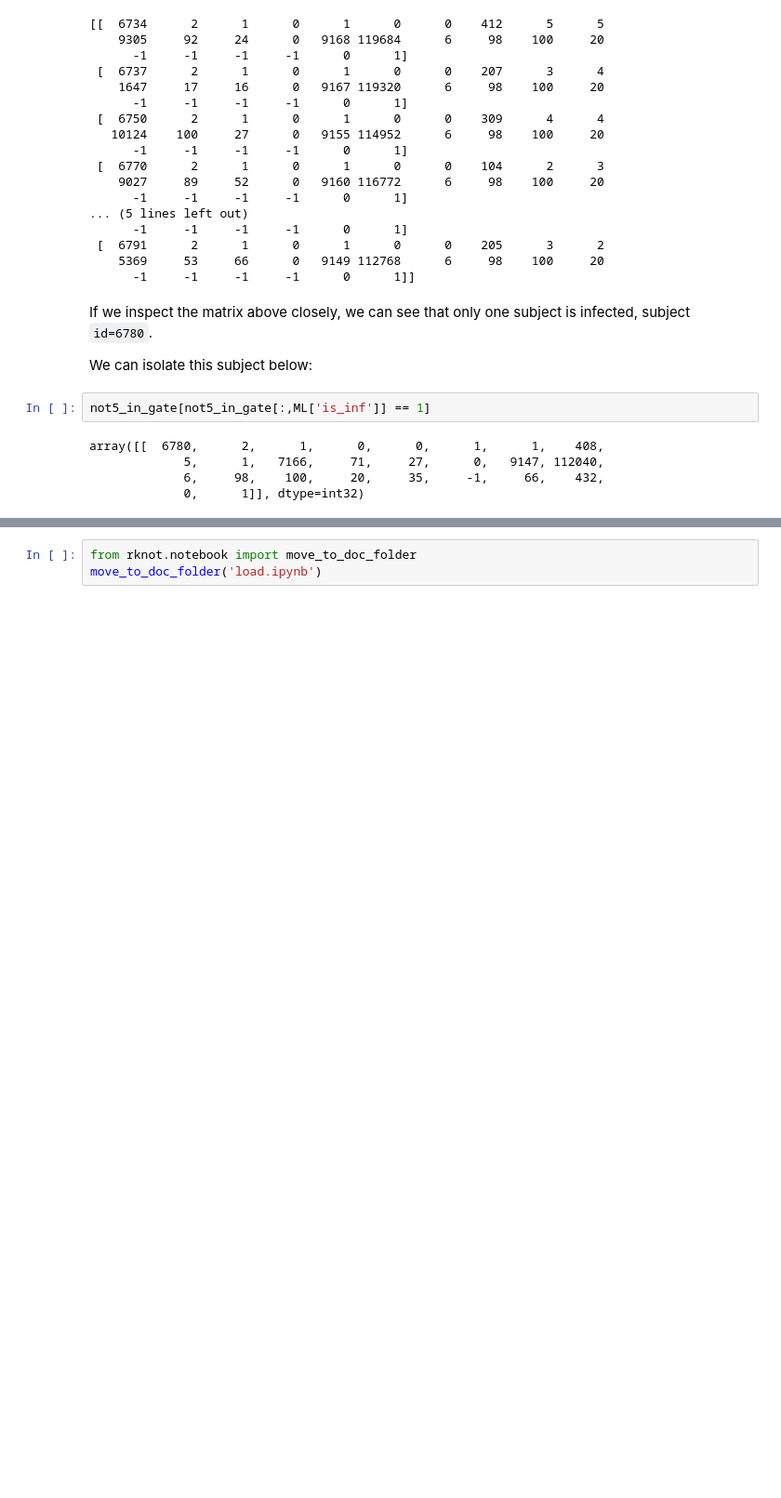
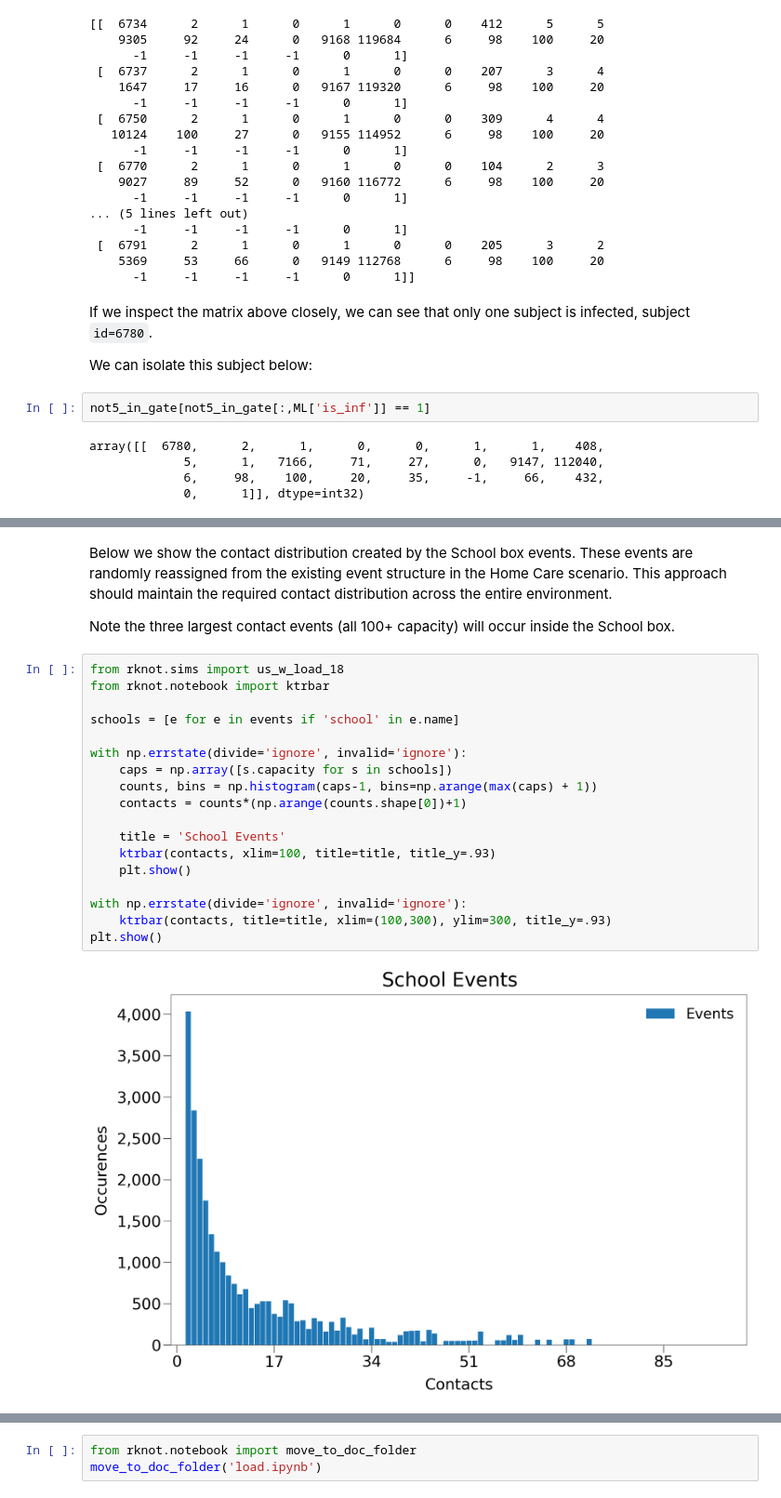
Before and after one commit to rjskene/rknotdocs, a Jupyter notebook: docs/load.ipynb, the cells around one changed output, grey strips where cells are left out. Shown at 93% size. Saved outputs shown, nothing was run; the diff lists cells and outputs as text; blank space fills up the shorter version.

```diff
--- a/docs/load.ipynb
+++ b/docs/load.ipynb
@@ -1736,0 +1809,24 @@ One possibility is to implement a testing regime.
+# %% [markdown]
+Below we show the contact distribution created by the School box events. These events are randomly reassigned from the existing event structure in the Home Care scenario. This approach should maintain the required contact distribution across the entire environment.
+
+Note the three largest contact events (all 100+ capacity) will occur inside the School box.
+# %%
+from rknot.sims import us_w_load_18
+from rknot.notebook import ktrbar
+
+schools = [e for e in events if 'school' in e.name]
+
+with np.errstate(divide='ignore', invalid='ignore'):
+    caps = np.array([s.capacity for s in schools])
+    counts, bins = np.histogram(caps-1, bins=np.arange(max(caps) + 1))
+    contacts = counts*(np.arange(counts.shape[0])+1)
+
+    title = 'School Events'
+    ktrbar(contacts, xlim=100, title=title, title_y=.93)
+    plt.show()
+
+with np.errstate(divide='ignore', invalid='ignore'):
+    ktrbar(contacts, title=title, xlim=(100,300), ylim=300, title_y=.93)
+plt.show()
+# %% [output]
+[figure, added]
```
Also changed, not shown: parts of 38 cells of this notebook, 21 other files.
